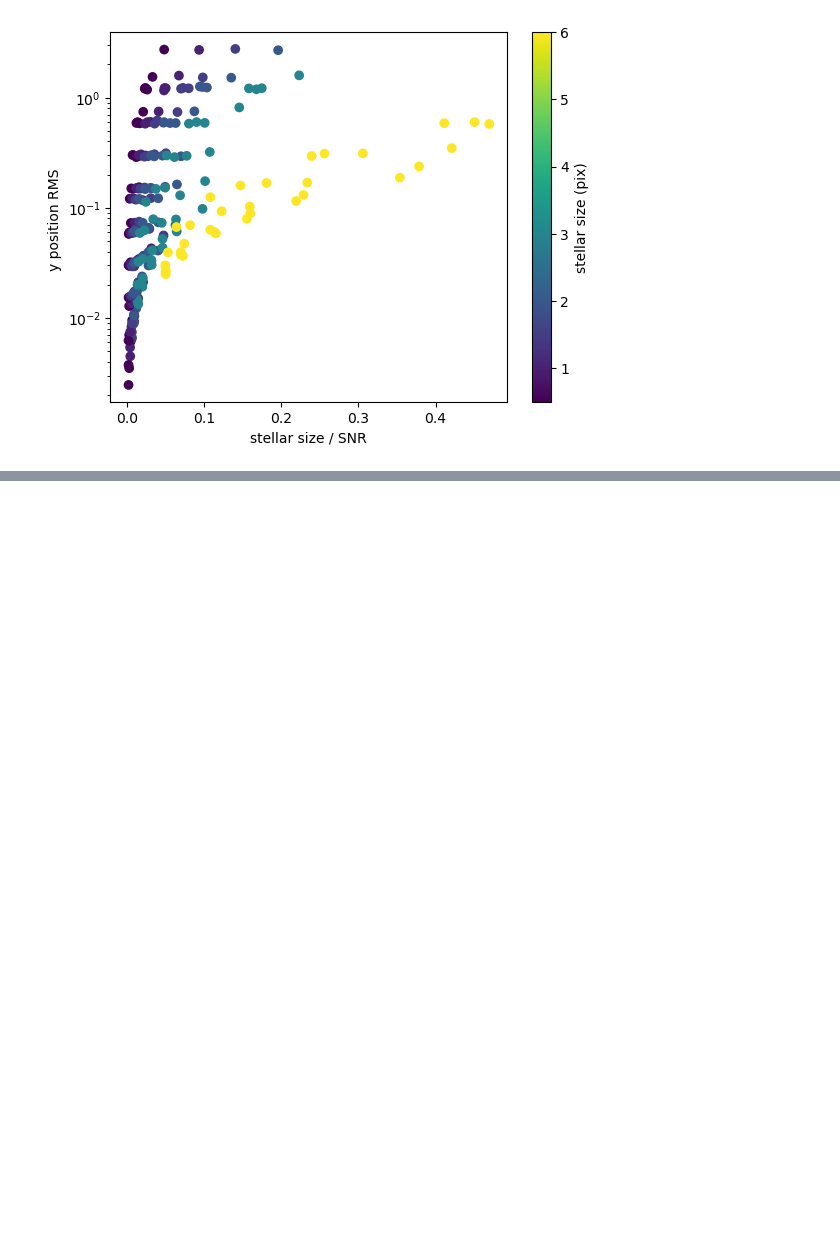
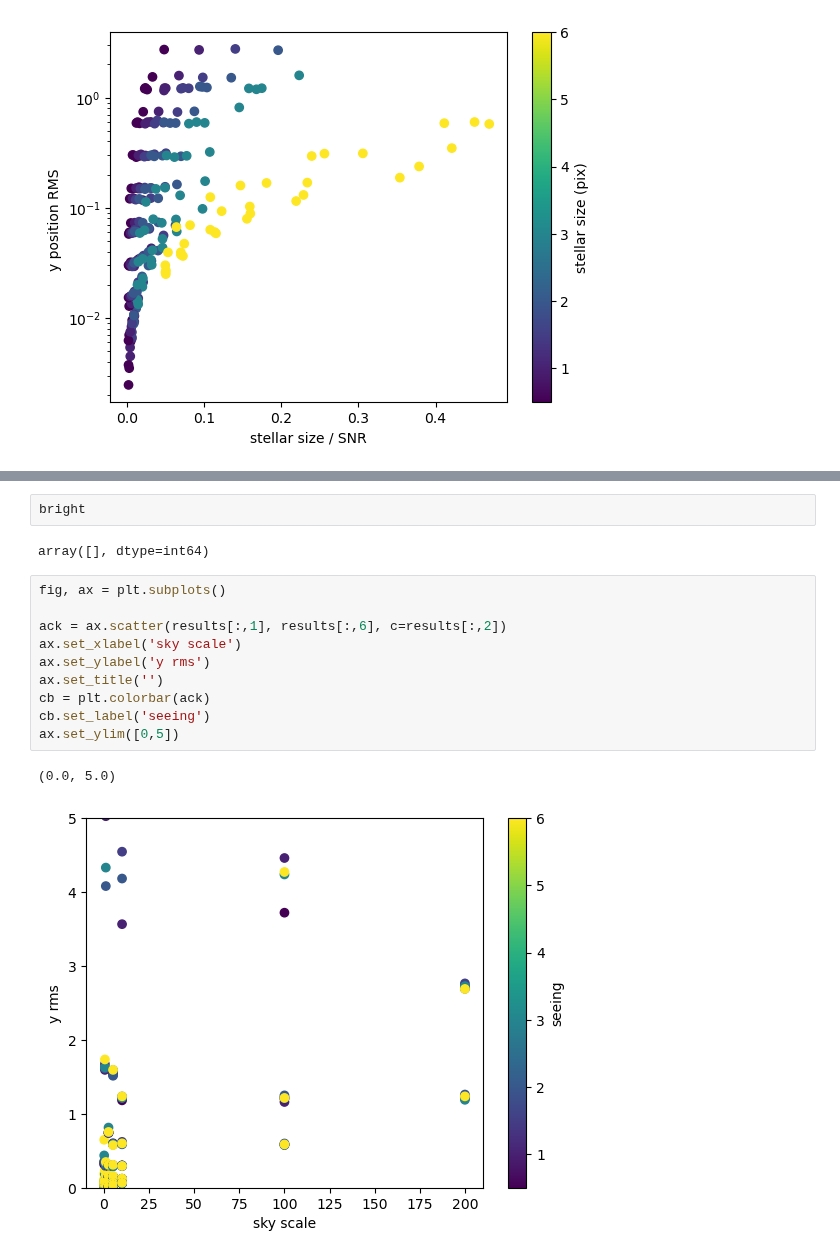
Before and after one commit to yoachim/23_Scratch, a Jupyter notebook: centroid/centroid.ipynb, the cells around one changed output, grey strips where cells are left out. Saved outputs shown, nothing was run; the diff lists cells and outputs as text; blank space fills up the shorter version.

```diff
--- a/centroid/centroid.ipynb
+++ b/centroid/centroid.ipynb
@@ -257,0 +273,17 @@ ax.set_yscale("log")
+# %%
+bright
+# %% [output]
+array([], dtype=int64)
+# %%
+fig, ax = plt.subplots()
+
+ack = ax.scatter(results[:,1], results[:,6], c=results[:,2])
+ax.set_xlabel('sky scale')
+ax.set_ylabel('y rms')
+ax.set_title('')
+cb = plt.colorbar(ack)
+cb.set_label('seeing')
+ax.set_ylim([0,5])
+# %% [output]
+(0.0, 5.0)
+[figure, added]
```
Also changed, not shown: parts of 11 cells of this notebook, 1 other file.
